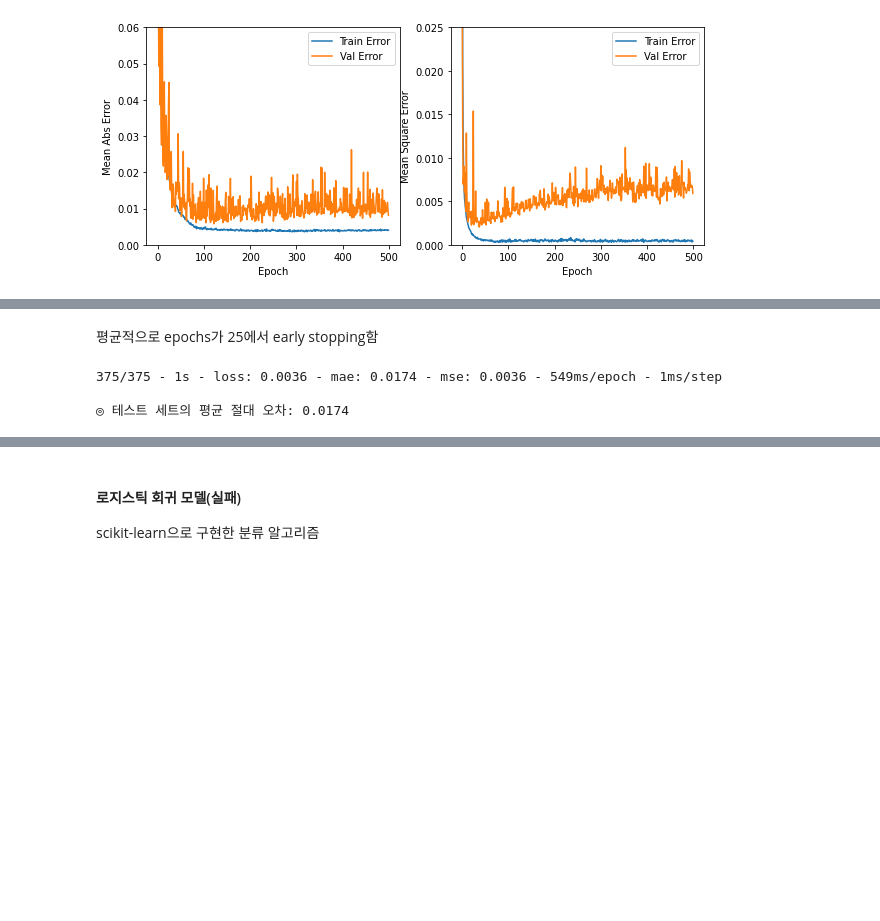
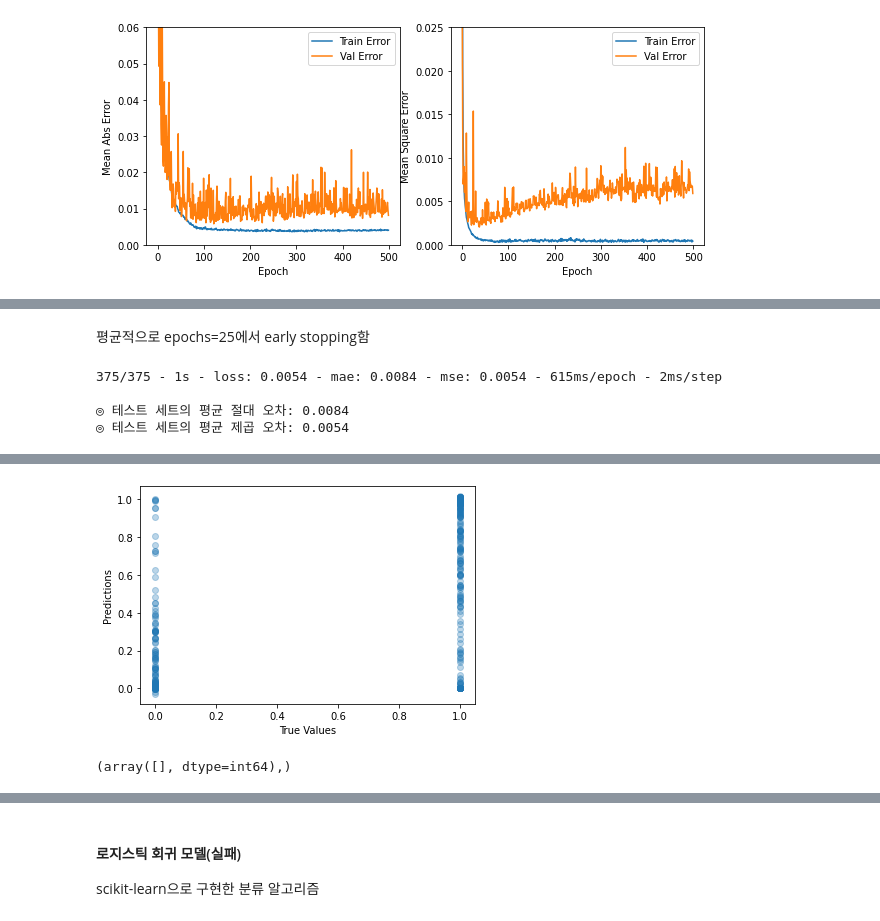
Before and after one commit to engineercha/engineercha, a Jupyter notebook: 졸프.ipynb, the cells around one changed output, grey strips where cells are left out. Cells and saved outputs as stored; diff of their text form; code cells hidden in the pictures; blank space fills up the shorter version.

```diff
--- a/졸프.ipynb
+++ b/졸프.ipynb
@@ -242,10 +246,20 @@ plot_history(history)
 # %% [markdown]
-평균적으로 epochs가 25에서 early stopping함
+평균적으로 epochs=25에서 early stopping함
 # %%
 loss, mae, mse = model.evaluate(normed_test_data, test_labels, verbose=2)
 print()
 print("◎ 테스트 세트의 평균 절대 오차: {:5.4f}".format(mae))
+print("◎ 테스트 세트의 평균 제곱 오차: {:5.4f}".format(mse))
 # %% [output]
-375/375 - 1s - loss: 0.0036 - mae: 0.0174 - mse: 0.0036 - 549ms/epoch - 1ms/step
+375/375 - 1s - loss: 0.0054 - mae: 0.0084 - mse: 0.0054 - 615ms/epoch - 2ms/step
 
-◎ 테스트 세트의 평균 절대 오차: 0.0174
+◎ 테스트 세트의 평균 절대 오차: 0.0084
+◎ 테스트 세트의 평균 제곱 오차: 0.0054
+# %%
+test_predictions = model.predict(normed_test_data).flatten()
+
+plt.scatter(test_labels, test_predictions, alpha=0.3)
+plt.xlabel('True Values')
+plt.ylabel('Predictions')
+plt.show()
+# %% [output]
@@ -251,0 +267,5 @@ print("◎ 테스트 세트의 평균 절대 오차: {:5.4f}".format(mae))
+[figure, added]
+# %%
+np.where(test_predictions<-0.5)
+# %% [output]
+(array([], dtype=int64),)
```
Also changed, not shown: parts of 66 cells of this notebook.
